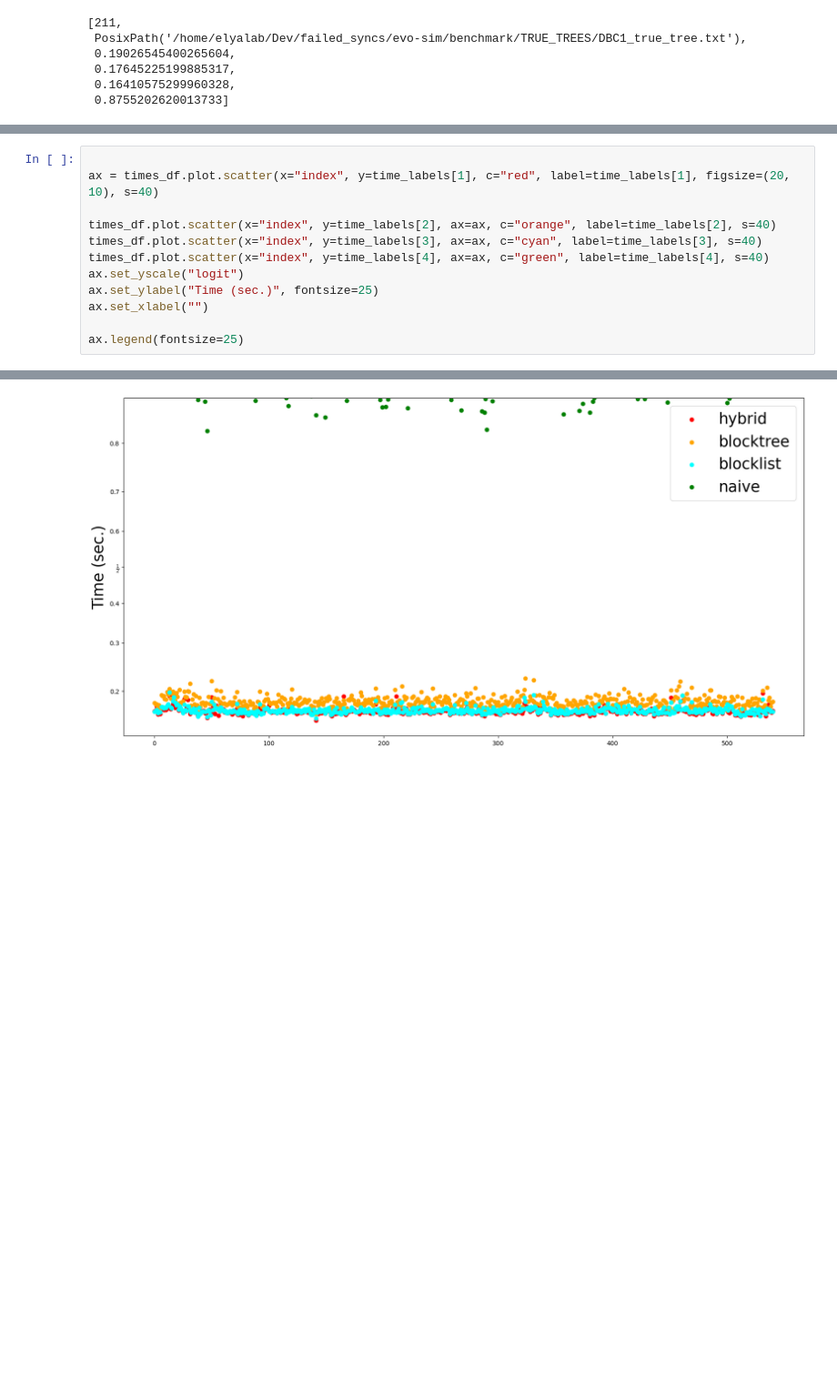
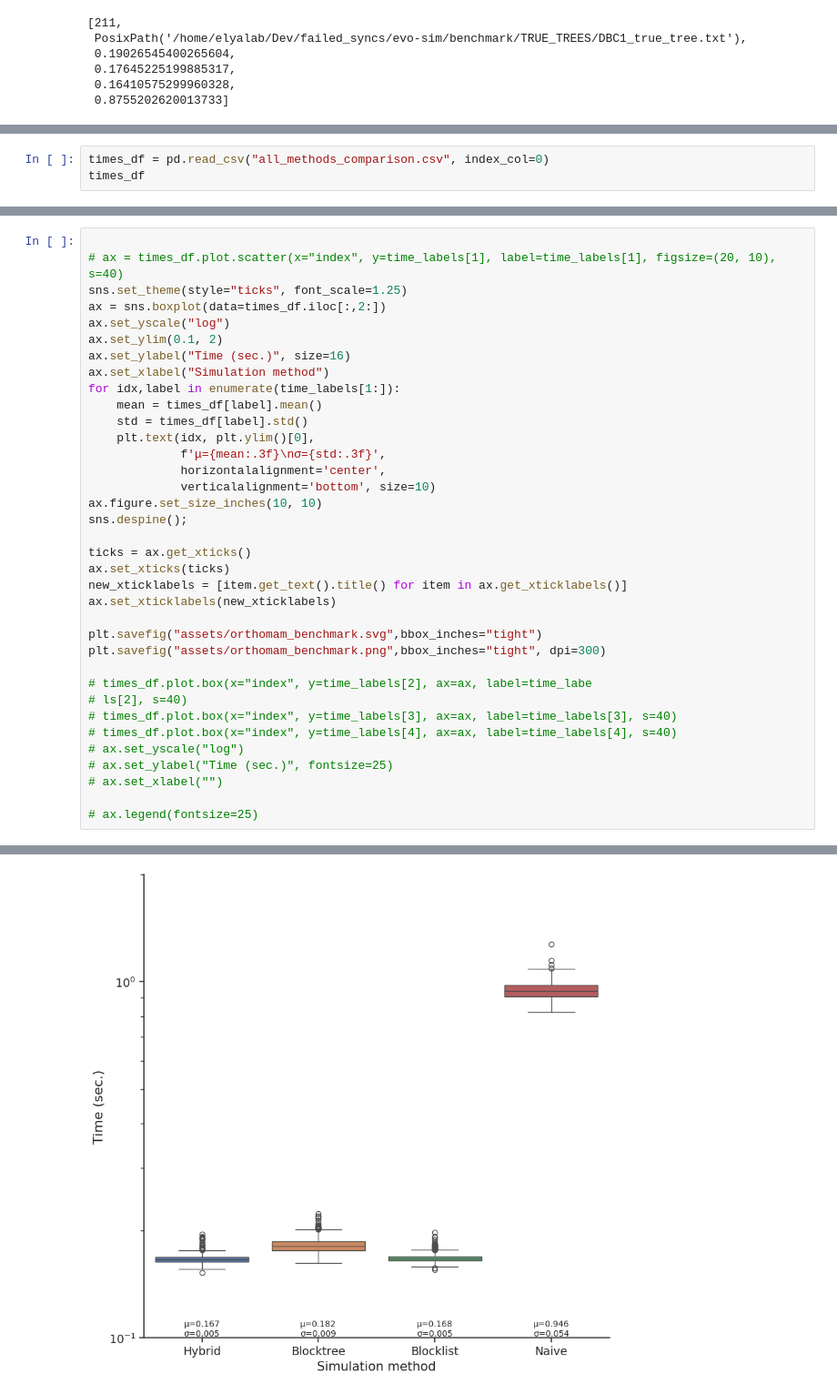
Before and after one commit to nimrodSerokTAU/evo-sim, a Jupyter notebook: benchmark/empirical_trees.ipynb, the cells around one changed output, grey strips where cells are left out. Shown at 91% size. Saved outputs shown, nothing was run; the diff lists cells and outputs as text; blank space fills up the shorter version.

```diff
--- a/benchmark/empirical_trees.ipynb
+++ b/benchmark/empirical_trees.ipynb
@@ -117,0 +105,3 @@ times_df.to_csv("all_methods_comparison.csv")
+# %%
+times_df = pd.read_csv("all_methods_comparison.csv", index_col=0)
+times_df
@@ -125,13 +145,37 @@ dtype: int64
 # %%
 
-ax = times_df.plot.scatter(x="index", y=time_labels[1], c="red", label=time_labels[1], figsize=(20, 10), s=40)
+# ax = times_df.plot.scatter(x="index", y=time_labels[1], label=time_labels[1], figsize=(20, 10), s=40)
+sns.set_theme(style="ticks", font_scale=1.25)
+ax = sns.boxplot(data=times_df.iloc[:,2:])
+ax.set_yscale("log")
+ax.set_ylim(0.1, 2)
+ax.set_ylabel("Time (sec.)", size=16)
+ax.set_xlabel("Simulation method")
+for idx,label in enumerate(time_labels[1:]):
+    mean = times_df[label].mean()
+    std = times_df[label].std()
+    plt.text(idx, plt.ylim()[0],
+             f'μ={mean:.3f}\nσ={std:.3f}',
+             horizontalalignment='center',
+             verticalalignment='bottom', size=10)
+ax.figure.set_size_inches(10, 10)
+sns.despine();
 
-times_df.plot.scatter(x="index", y=time_labels[2], ax=ax, c="orange", label=time_labels[2], s=40)
-times_df.plot.scatter(x="index", y=time_labels[3], ax=ax, c="cyan", label=time_labels[3], s=40)
-times_df.plot.scatter(x="index", y=time_labels[4], ax=ax, c="green", label=time_labels[4], s=40)
-ax.set_yscale("logit")
-ax.set_ylabel("Time (sec.)", fontsize=25)
-ax.set_xlabel("")
+ticks = ax.get_xticks()
+ax.set_xticks(ticks)
+new_xticklabels = [item.get_text().title() for item in ax.get_xticklabels()]
+ax.set_xticklabels(new_xticklabels)
 
-ax.legend(fontsize=25)
+plt.savefig("assets/orthomam_benchmark.svg",bbox_inches="tight")
+plt.savefig("assets/orthomam_benchmark.png",bbox_inches="tight", dpi=300)
+
+# times_df.plot.box(x="index", y=time_labels[2], ax=ax, label=time_labe
+# ls[2], s=40)
+# times_df.plot.box(x="index", y=time_labels[3], ax=ax, label=time_labels[3], s=40)
+# times_df.plot.box(x="index", y=time_labels[4], ax=ax, label=time_labels[4], s=40)
+# ax.set_yscale("log")
+# ax.set_ylabel("Time (sec.)", fontsize=25)
+# ax.set_xlabel("")
+
+# ax.legend(fontsize=25)
 # %% [output]
@@ -139 +182 @@ ax.legend(fontsize=25)
-[figure, old version]
+[figure, new version]
```
Also changed, not shown: parts of 8 cells of this notebook, 2 other files.
